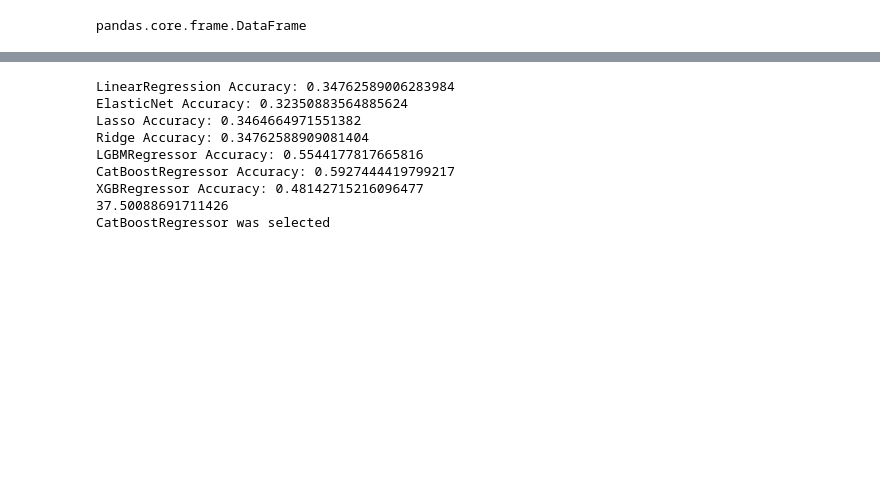
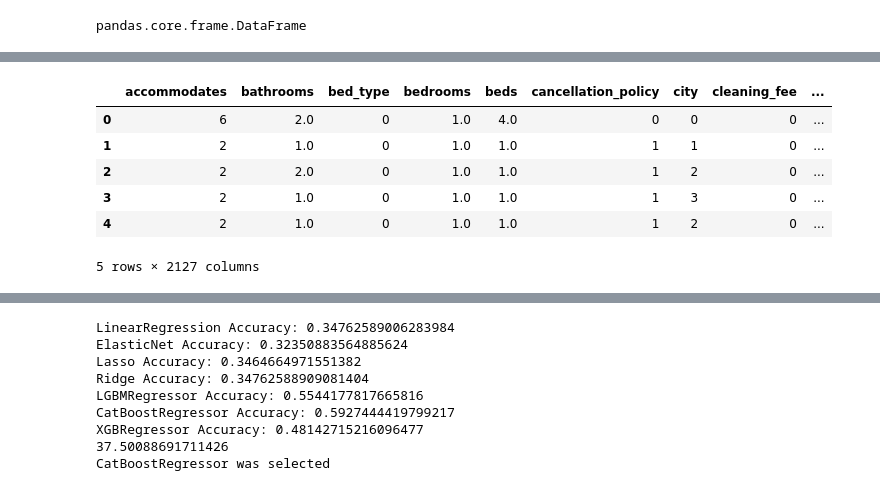
Before and after one commit to inai17ibar/signate_assesment, a Jupyter notebook: analysis.ipynb, the cells around one changed output, grey strips where cells are left out. Cells and saved outputs as stored; diff of their text form; code cells hidden in the pictures; blank space fills up the shorter version.

```diff
--- a/analysis.ipynb
+++ b/analysis.ipynb
@@ -483,3 +507,13 @@ array([[0, 0, 0, ..., 0, 0, 0],
+# %%
+X_train2.head()
+# %% [output]
+|  | accommodates | bathrooms | bed_type | bedrooms | beds | cancellation_policy | city | cleaning_fee | ... |
+| 0 | 6 | 2.0 | 0 | 1.0 | 4.0 | 0 | 0 | 0 | ... |
+| 1 | 2 | 1.0 | 0 | 1.0 | 1.0 | 1 | 1 | 0 | ... |
+| 2 | 2 | 2.0 | 0 | 1.0 | 1.0 | 1 | 2 | 0 | ... |
+| 3 | 2 | 1.0 | 0 | 1.0 | 1.0 | 1 | 3 | 0 | ... |
+| 4 | 2 | 1.0 | 0 | 1.0 | 1.0 | 1 | 2 | 0 | ... |
+5 rows × 2127 columns
 # %%
 df_train[features].describe()
 # %% [output]
```
Also changed, not shown: parts of 8 cells of this notebook, 5 other files.
